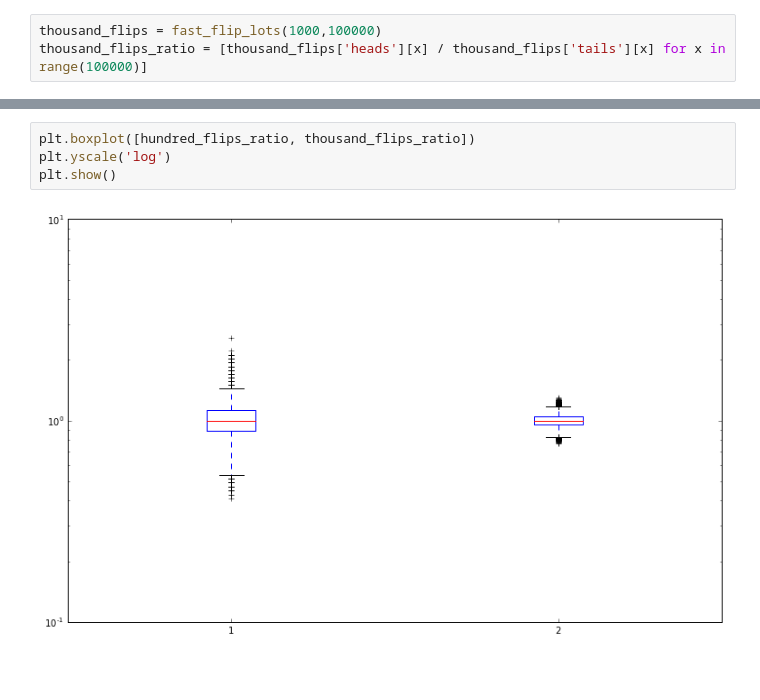
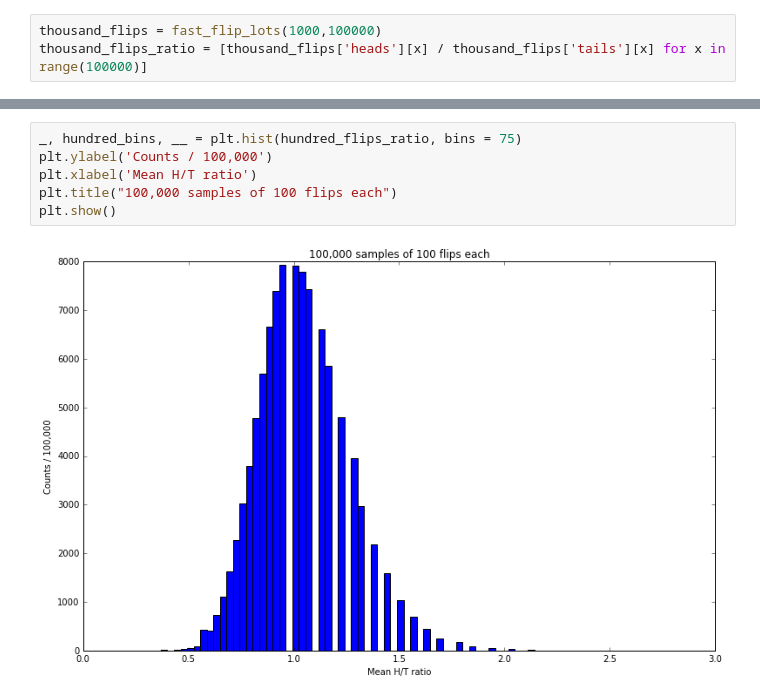
Before and after one commit to achescheir/flipping-out, a Jupyter notebook: coin-flips.ipynb, the cells around one changed output, grey strips where cells are left out. Drawn from its saved outputs; the diff is of its cells as text; blank space fills up the shorter version.

```diff
--- a/coin-flips.ipynb
+++ b/coin-flips.ipynb
@@ -101,6 +129,8 @@ plt.show()
-# %%
-plt.boxplot([hundred_flips_ratio, thousand_flips_ratio])
-plt.yscale('log')
-plt.show()
-# %% [output]
-[figure, removed]
+# %%
+_, hundred_bins, __ = plt.hist(hundred_flips_ratio, bins = 75)
+plt.ylabel('Counts / 100,000')
+plt.xlabel('Mean H/T ratio')
+plt.title("100,000 samples of 100 flips each")
+plt.show()
+# %% [output]
+[figure, added]
```
Also changed, not shown: parts of 10 cells of this notebook.
